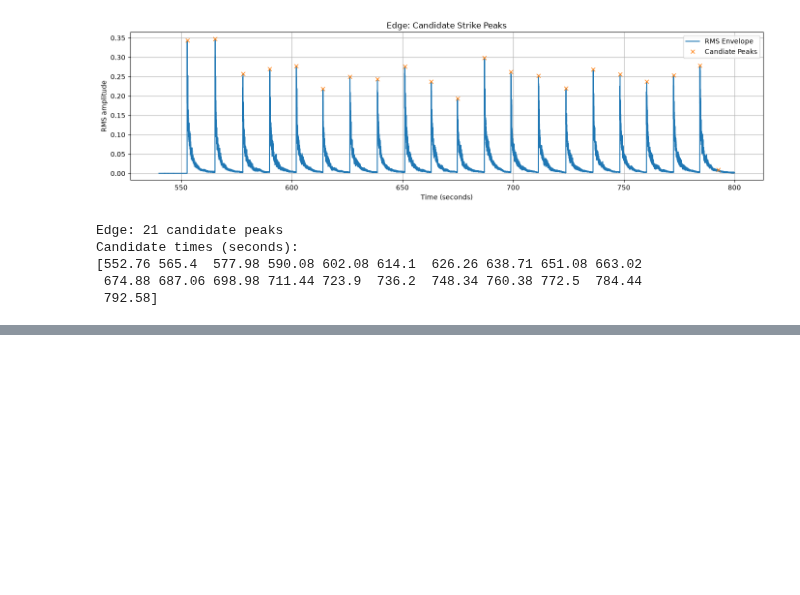
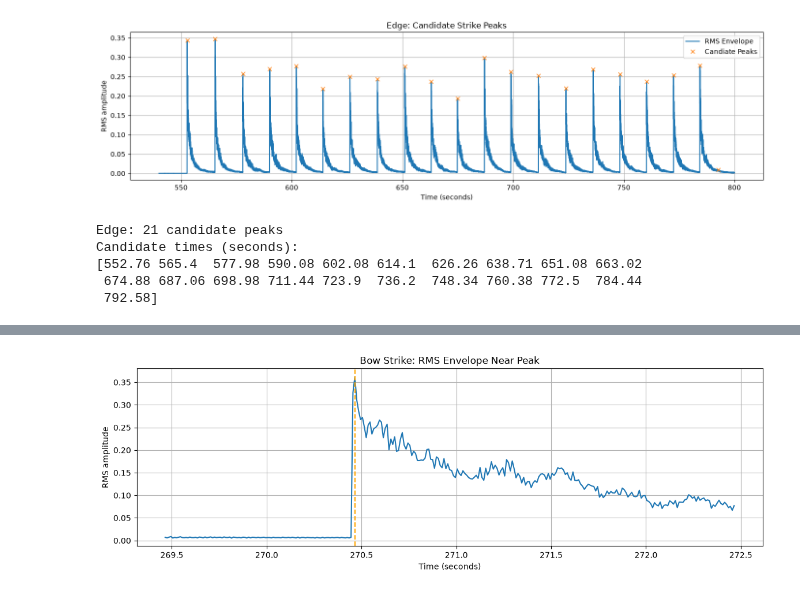
Before and after one commit to nrrorton/cymbal_sound_analysis, a Jupyter notebook: cymbal_audio_analysis.ipynb, the cells around one changed output, grey strips where cells are left out. Saved outputs shown, nothing was run; the diff lists cells and outputs as text; code cells hidden in the pictures; blank space fills up the shorter version.

Commit message:
Working on further isolating each strike

```diff
--- a/cymbal_audio_analysis.ipynb
+++ b/cymbal_audio_analysis.ipynb
@@ -101,6 +101,8 @@ The RMS amplitude envelopes provide a useful overview of the recording, however,
 # %%
 # Finding the individual strike onsets.
 min_separation = 8.0
+
+verified_peak_times = {}
 
 # Using the rms evelope items created in cell 8.
 for name, data in rms_envelopes.items():
@@ -110,6 +112,12 @@ for name, data in rms_envelopes.items():
     min_distance = int(min_separation/0.01)
 
     peaks, properties = find_peaks(rms, distance=min_distance, prominence=0.0005)
+
+    candidate_times = times[peaks]
+
+    # Graphs below will show that the last value can be discarded for purposes of finding the actual peaks.
+    # See md cell Selected Strike Event Verification below for further clarification as needed.
+    verified_peak_times[name] = candidate_times[:20]
 
     plt.figure(figsize=(14, 4))
     plt.plot(times, rms, label='RMS Envelope')
@@ -154,0 +169,20 @@ The peak times are used to identify individual strikes, but they do not necessar
+# %%
+name = 'Bow'
+peak_time = verified_peak_times[name][1]
+
+data = rms_envelopes[name]
+times = data['times']
+rms = data['rms']
+
+mask = (times >= peak_time - 1.0) & (times <= peak_time + 2.0)
+
+plt.figure(figsize=(14, 4))
+plt.plot(times[mask], rms[mask])
+plt.axvline(peak_time, color='orange', linestyle='--', label='RMS peak')
+plt.xlabel('Time (seconds)')
+plt.ylabel('RMS amplitude')
+plt.title(f'{name} Strike: RMS Envelope Near Peak')
+plt.grid(True)
+plt.show()
+# %% [output]
+[figure, added]
```
Also changed, not shown: parts of 2 cells of this notebook.
